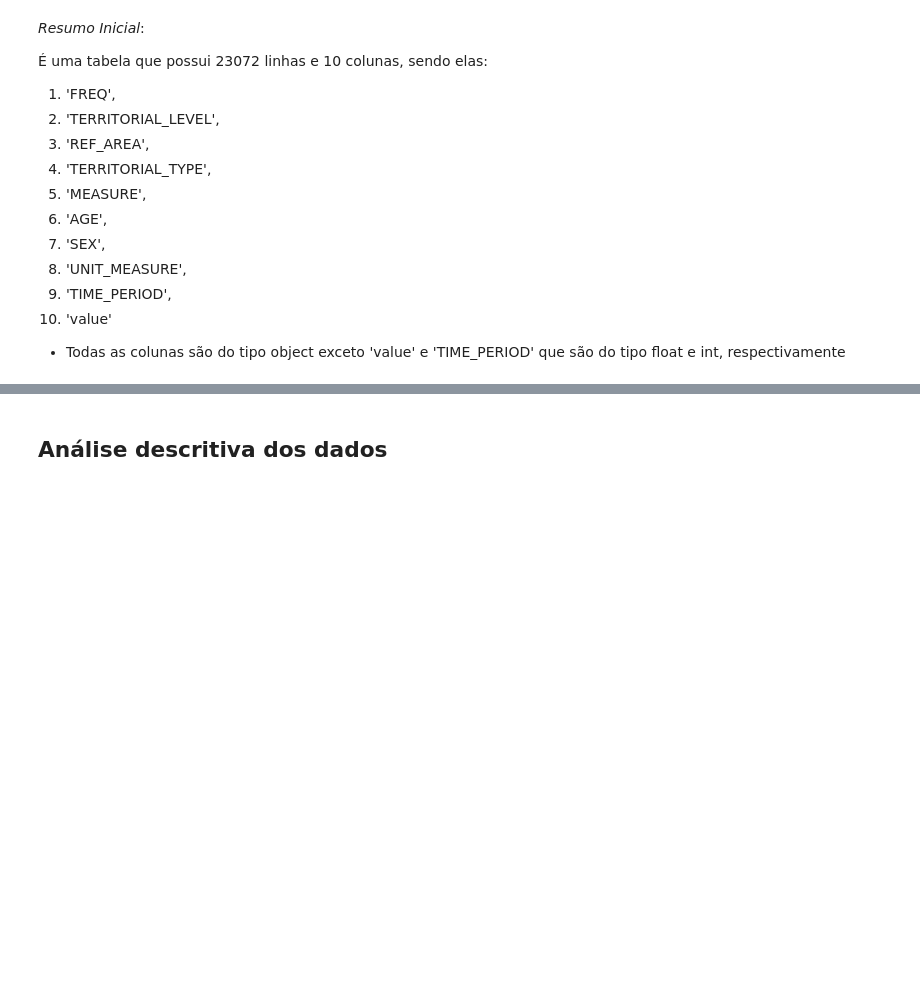
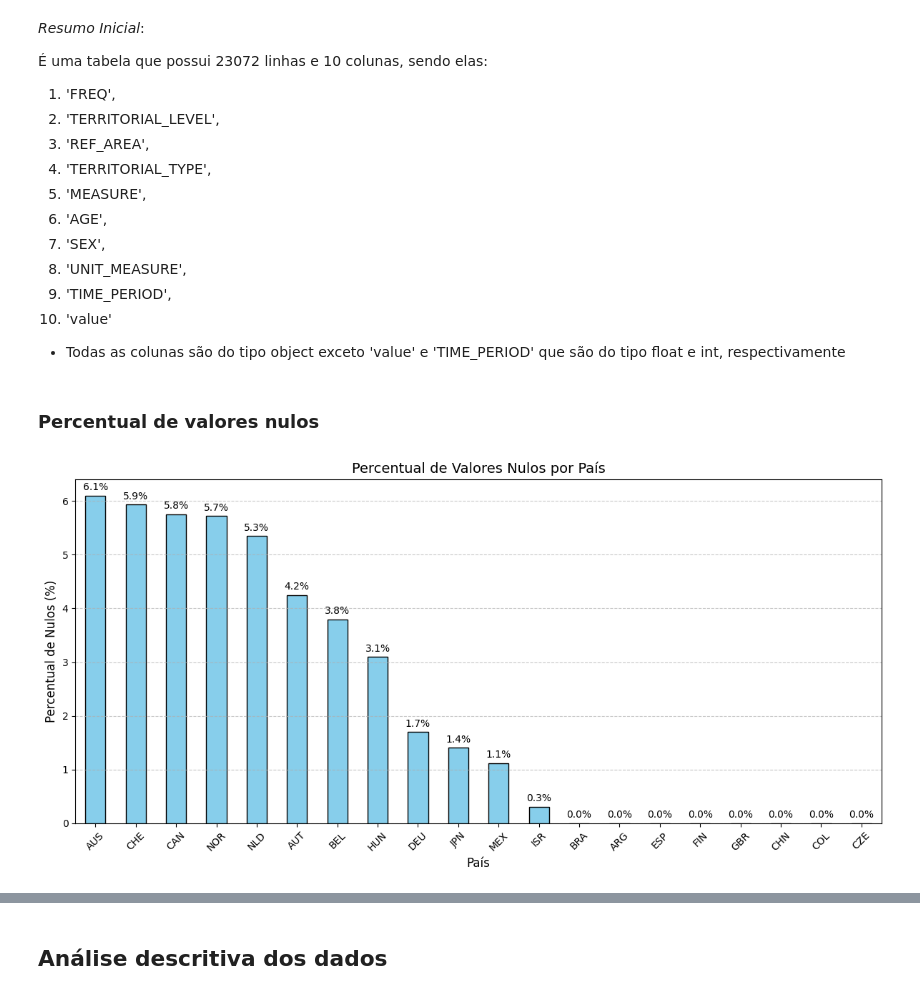
Before and after one commit to caiolamego/TrabalhoSBD2, a Jupyter notebook: base_dados/Resultados/analise_DEMOGRAPHY.ipynb, the cells around one changed output, grey strips where cells are left out. Drawn from its saved outputs; the diff is of its cells as text; code cells hidden in the pictures; blank space fills up the shorter version.

```diff
--- a/base_dados/Resultados/analise_DEMOGRAPHY.ipynb
+++ b/base_dados/Resultados/analise_DEMOGRAPHY.ipynb
@@ -67,3 +67,33 @@ dm.shape
 10. 'value'
 
 - Todas as colunas são do tipo object exceto 'value' e 'TIME_PERIOD' que são do tipo float e int, respectivamente
+# %% [markdown]
+### Percentual de valores nulos
+# %%
+import matplotlib.pyplot as plt
+
+nulos = dm.replace(0, None) # Trocando os valores zero por nulo
+
+percentual_nulos = (
+    nulos.groupby('REF_AREA')['value']
+    .apply(lambda x: x.isnull().mean() * 100)
+    .sort_values(ascending=False)
+    .head(20)
+)
+
+
+# Adicionando os valores no topo de cada barra
+for index, value in enumerate(percentual_nulos):
+    plt.text(index, value + 0.1, f'{value:.1f}%', ha='center', fontsize=10)
+
+
+percentual_nulos.plot(kind='bar', figsize=(12, 6), color='skyblue', edgecolor='black')
+plt.title('Percentual de Valores Nulos por País', fontsize=14)
+plt.xlabel('País', fontsize=12)
+plt.ylabel('Percentual de Nulos (%)', fontsize=12)
+plt.xticks(rotation=45, fontsize=10)
+plt.grid(axis='y', linestyle='--', alpha=0.7)
+plt.tight_layout()
+plt.show()
+# %% [output]
+[figure, added]
```
Also changed, not shown: parts of 1 cell of this notebook, 1 other file.
